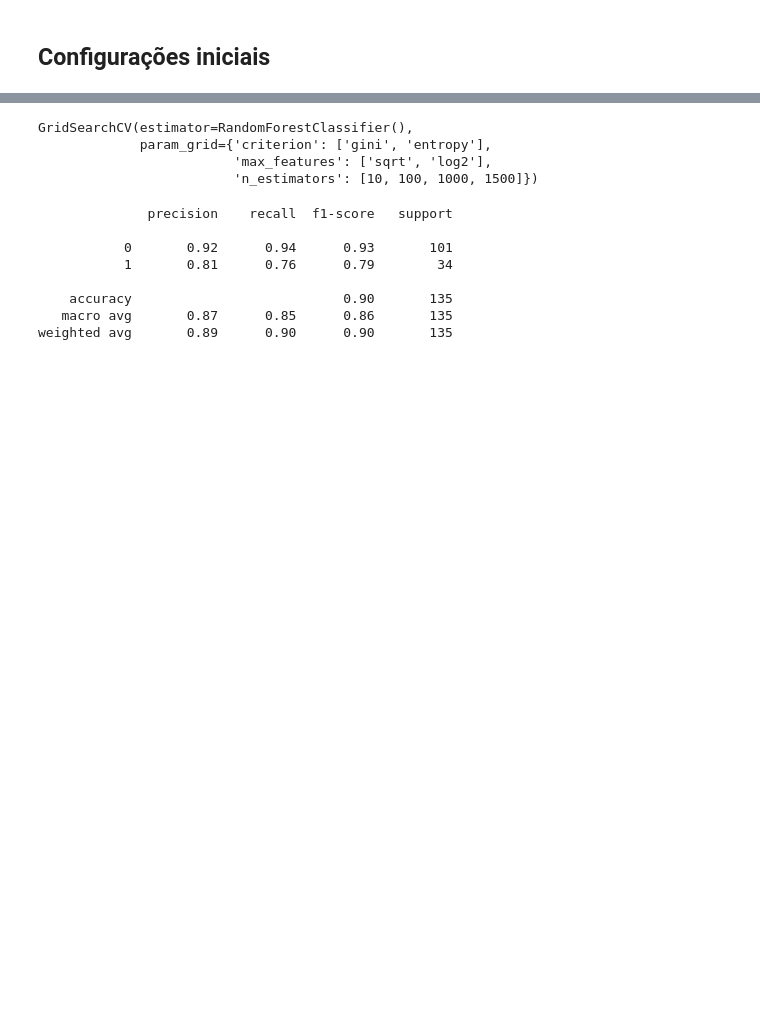
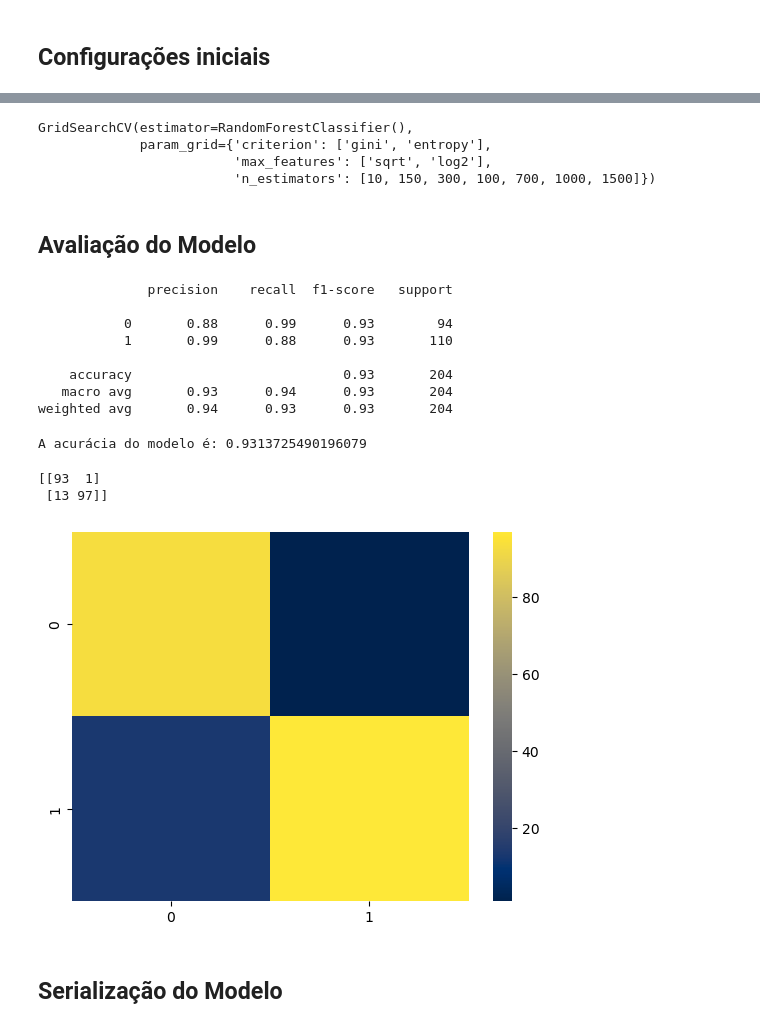
Before and after one commit to diasKayky/churn-predictive-analysis, a Jupyter notebook: notebooks/Modelo_de_ML.ipynb, the cells around one changed output, grey strips where cells are left out. Saved outputs shown, nothing was run; the diff lists cells and outputs as text; code cells hidden in the pictures; blank space fills up the shorter version.

```diff
--- a/notebooks/Modelo_de_ML.ipynb
+++ b/notebooks/Modelo_de_ML.ipynb
@@ -24,7 +28,7 @@ Y_test = Y_test.reshape(-1)
 # %%
 # Modelo de ML
 params = {
-    "n_estimators": [10, 100, 1000, 1500], "criterion": ["gini", "entropy"],
+    "n_estimators": [10, 150, 300, 100, 700,  1000, 1500], "criterion": ["gini", "entropy"],
     "max_features": ["sqrt", "log2"]}
 
 
@@ -37,17 +41,35 @@ grid.fit(X_train, Y_train)
 GridSearchCV(estimator=RandomForestClassifier(),
              param_grid={'criterion': ['gini', 'entropy'],
                          'max_features': ['sqrt', 'log2'],
-                         'n_estimators': [10, 100, 1000, 1500]})
+                         'n_estimators': [10, 150, 300, 100, 700, 1000, 1500]})
+# %% [markdown]
+## Avaliação do Modelo
 # %%
 pred = grid.predict(X_test)
 # %%
+# Report de classificação
 print(classification_report(pred, Y_test))
 # %% [output]
               precision    recall  f1-score   support
 
-           0       0.92      0.94      0.93       101
-           1       0.81      0.76      0.79        34
+           0       0.88      0.99      0.93        94
+           1       0.99      0.88      0.93       110
 
-    accuracy                           0.90       135
-   macro avg       0.87      0.85      0.86       135
-weighted avg       0.89      0.90      0.90       135
+    accuracy                           0.93       204
+   macro avg       0.93      0.94      0.93       204
+weighted avg       0.94      0.93      0.93       204
+# %%
+# Acurácia do Modelo
+print(f"A acurácia do modelo é: {accuracy_score(pred, Y_test)}")
+# %% [output]
+A acurácia do modelo é: 0.9313725490196079
+# %%
+# Matriz de confusão
+sns.heatmap(confusion_matrix(pred, Y_test), cmap="cividis")
+print(confusion_matrix(pred, Y_test))
+# %% [output]
+[[93  1]
+ [13 97]]
+[figure, added]
+# %% [markdown]
+## Serialização do Modelo
```
Also changed, not shown: parts of 4 cells of this notebook, 9 other files.
